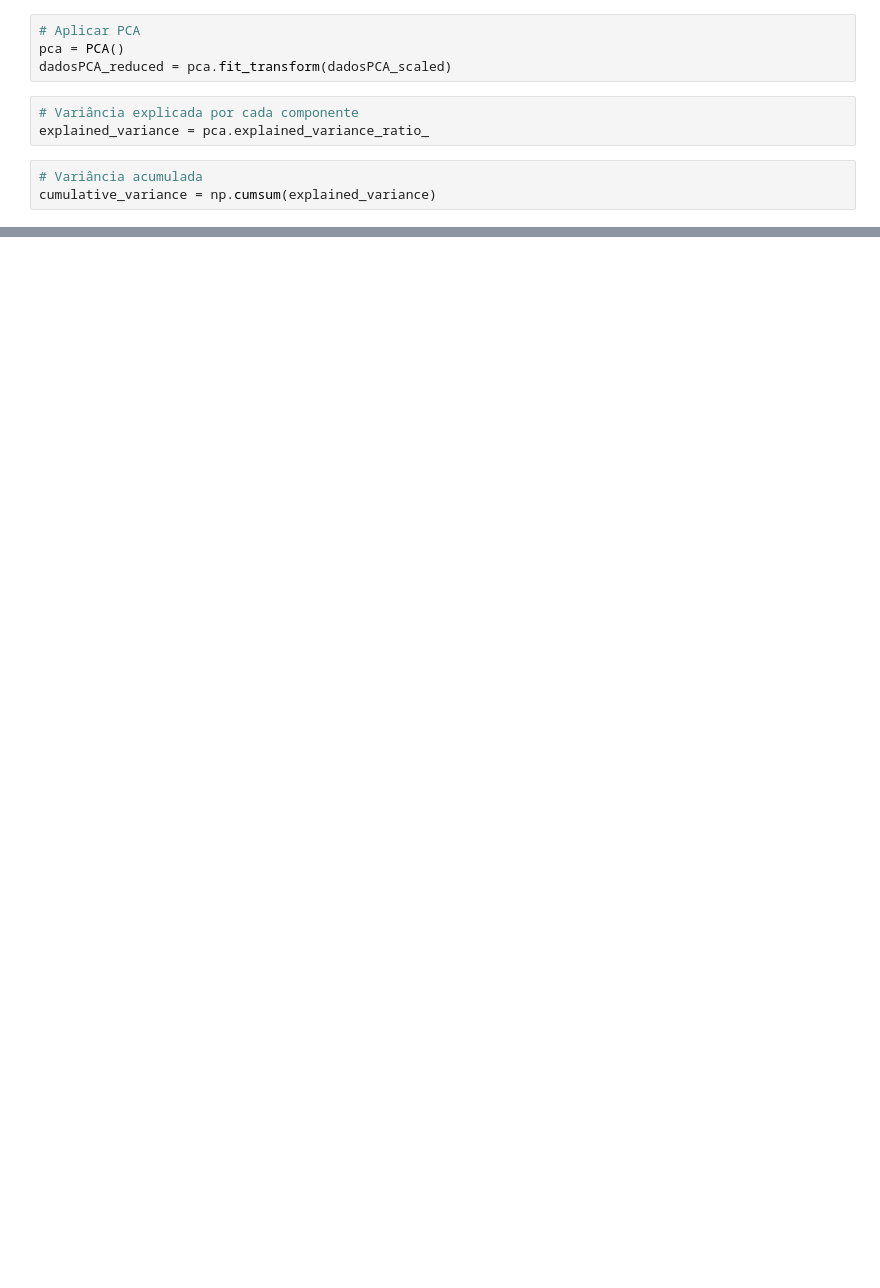
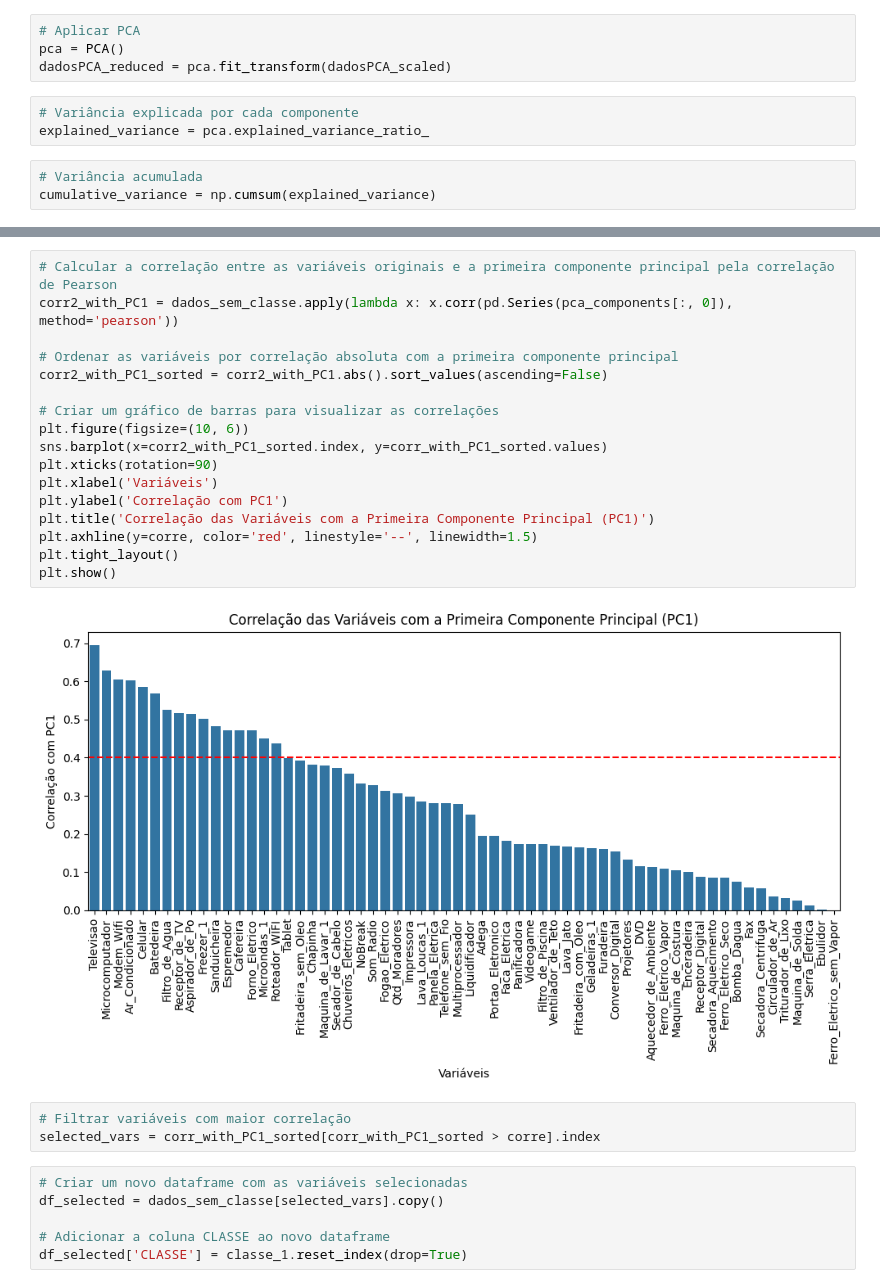
Before and after one commit to camazlucas/AprendizadodeMaquina2024.2, a Jupyter notebook: Aplicacao de Algoritmos.ipynb, the cells around one changed output, grey strips where cells are left out. Cells and saved outputs as stored; diff of their text form; blank space fills up the shorter version.

```diff
--- a/Aplicacao de Algoritmos.ipynb
+++ b/Aplicacao de Algoritmos.ipynb
@@ -53,0 +132,28 @@ plt.show()
+# %%
+# Calcular a correlação entre as variáveis originais e a primeira componente principal pela correlação de Pearson
+corr2_with_PC1 = dados_sem_classe.apply(lambda x: x.corr(pd.Series(pca_components[:, 0]), method='pearson'))
+
+# Ordenar as variáveis por correlação absoluta com a primeira componente principal
+corr2_with_PC1_sorted = corr2_with_PC1.abs().sort_values(ascending=False)
+
+# Criar um gráfico de barras para visualizar as correlações
+plt.figure(figsize=(10, 6))
+sns.barplot(x=corr2_with_PC1_sorted.index, y=corr_with_PC1_sorted.values)
+plt.xticks(rotation=90)
+plt.xlabel('Variáveis')
+plt.ylabel('Correlação com PC1')
+plt.title('Correlação das Variáveis com a Primeira Componente Principal (PC1)')
+plt.axhline(y=corre, color='red', linestyle='--', linewidth=1.5)
+plt.tight_layout()
+plt.show()
+# %% [output]
+[figure, added]
+# %%
+# Filtrar variáveis com maior correlação
+selected_vars = corr_with_PC1_sorted[corr_with_PC1_sorted > corre].index
+# %%
+# Criar um novo dataframe com as variáveis selecionadas
+df_selected = dados_sem_classe[selected_vars].copy()
+
+# Adicionar a coluna CLASSE ao novo dataframe
+df_selected['CLASSE'] = classe_1.reset_index(drop=True)
```
Also changed, not shown: parts of 30 cells of this notebook.
